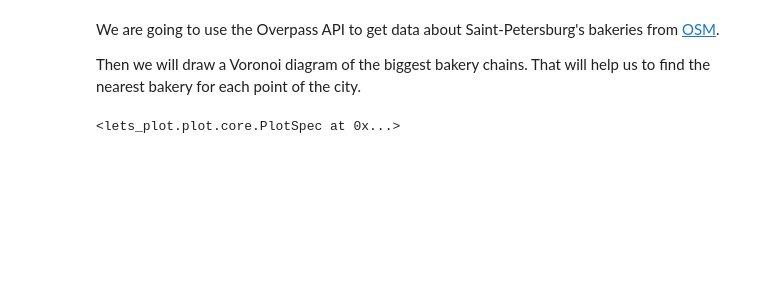
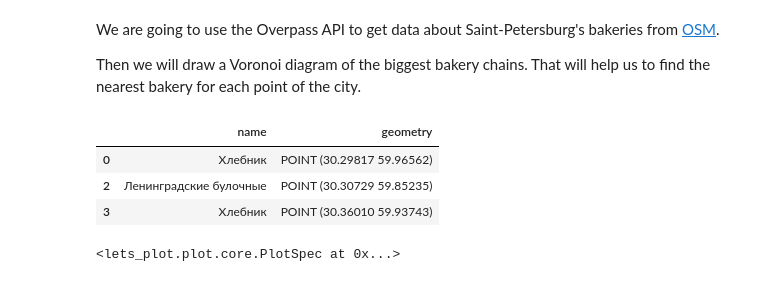
Before and after one commit to HIL-HK/lets-plot-examples, a Jupyter notebook: python/datalore/maps/Saint-Petersburg_Bakeries.ipynb, the cells around one changed output. Cells and saved outputs as stored; diff of their text form; code cells hidden in the pictures; blank space fills up the shorter version.

```diff
--- a/python/datalore/maps/Saint-Petersburg_Bakeries.ipynb
+++ b/python/datalore/maps/Saint-Petersburg_Bakeries.ipynb
@@ -45,16 +89,22 @@ spb_bakeries_data = ovp.query("""
     out center;
     """)
 # %%
-spb_bakeries_df = pd.DataFrame([(bakery.tags.get('name'), float(bakery.lon), float(bakery.lat)) \
+spb_bakeries_df = pd.DataFrame([(bakery.tags.get('name'), float(bakery.lon), float(bakery.lat))
                                 for bakery in spb_bakeries_data.nodes], columns=['name', 'lon', 'lat'])
 spb_bakeries_df = spb_bakeries_df.dropna()
 # %%
-spb_bakeries_gdf = gpd.GeoDataFrame(spb_bakeries_df[['name']], \
+spb_bakeries_gdf = gpd.GeoDataFrame(spb_bakeries_df[['name']],
                                     geometry=gpd.points_from_xy(spb_bakeries_df.lon, spb_bakeries_df.lat))
 spb_bakeries_gdf = spb_bakeries_gdf.apply(fix_bakery_name, axis=1)
 top_bakery_chains = spb_bakeries_gdf['name'].value_counts()[:15].keys()
 spb_bakeries_gdf = spb_bakeries_gdf[spb_bakeries_gdf['name'].isin(top_bakery_chains)]
 spb_bakeries_gdf = spb_bakeries_gdf.set_crs(epsg=4326)
+spb_bakeries_gdf.head(3)
+# %% [output]
+|  | name | geometry |
+| 0 | Хлебник | POINT (30.29817 59.96562) |
+| 2 | Ленинградские булочные | POINT (30.30729 59.85235) |
+| 3 | Хлебник | POINT (30.36010 59.93743) |
 # %%
 areas_gdf = get_areas_gdf(spb_bakeries_gdf.geometry.to_crs('EPSG:3857'), spb_bakeries_gdf['name']).to_crs('EPSG:4326')
 # %%
```
Also changed, not shown: parts of 6 cells of this notebook, 36 other files.
